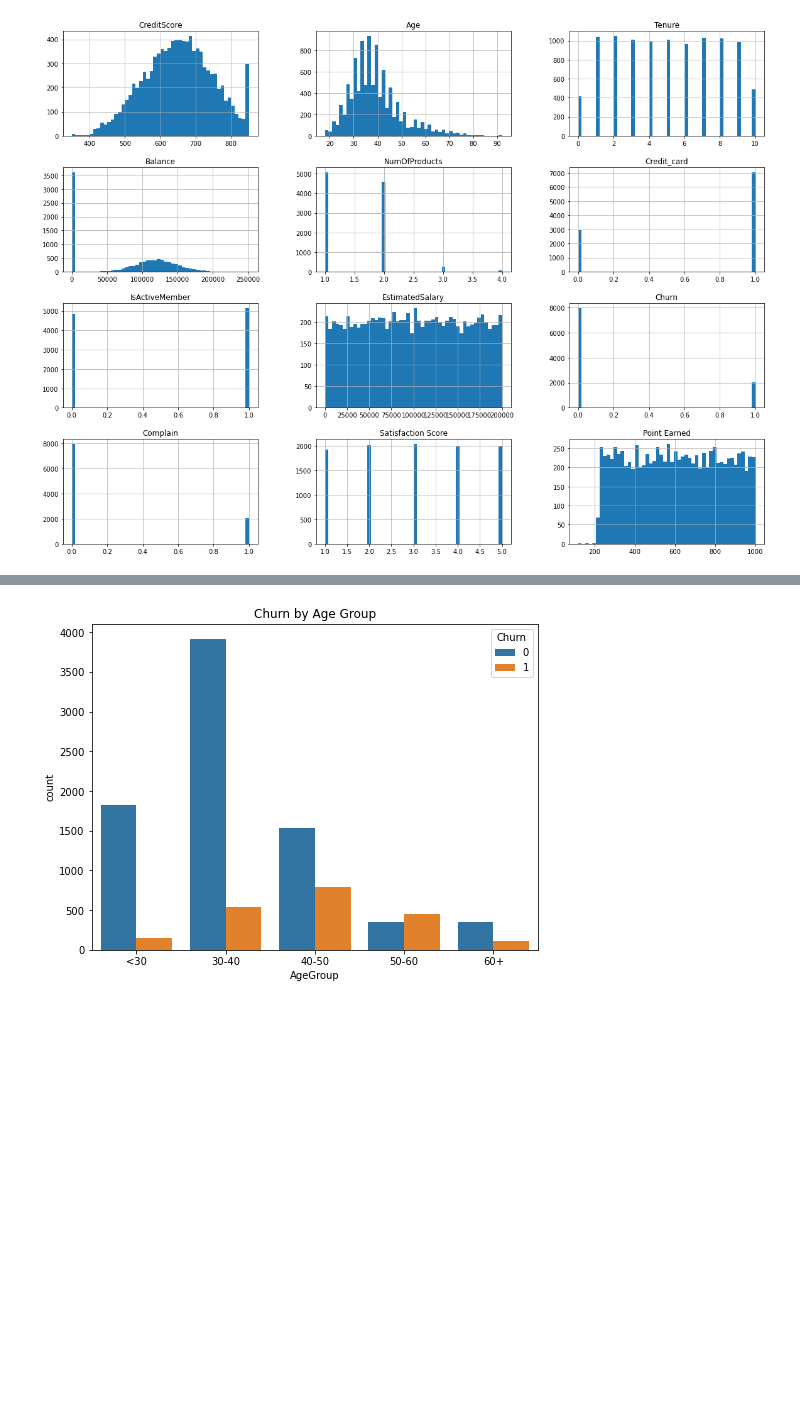
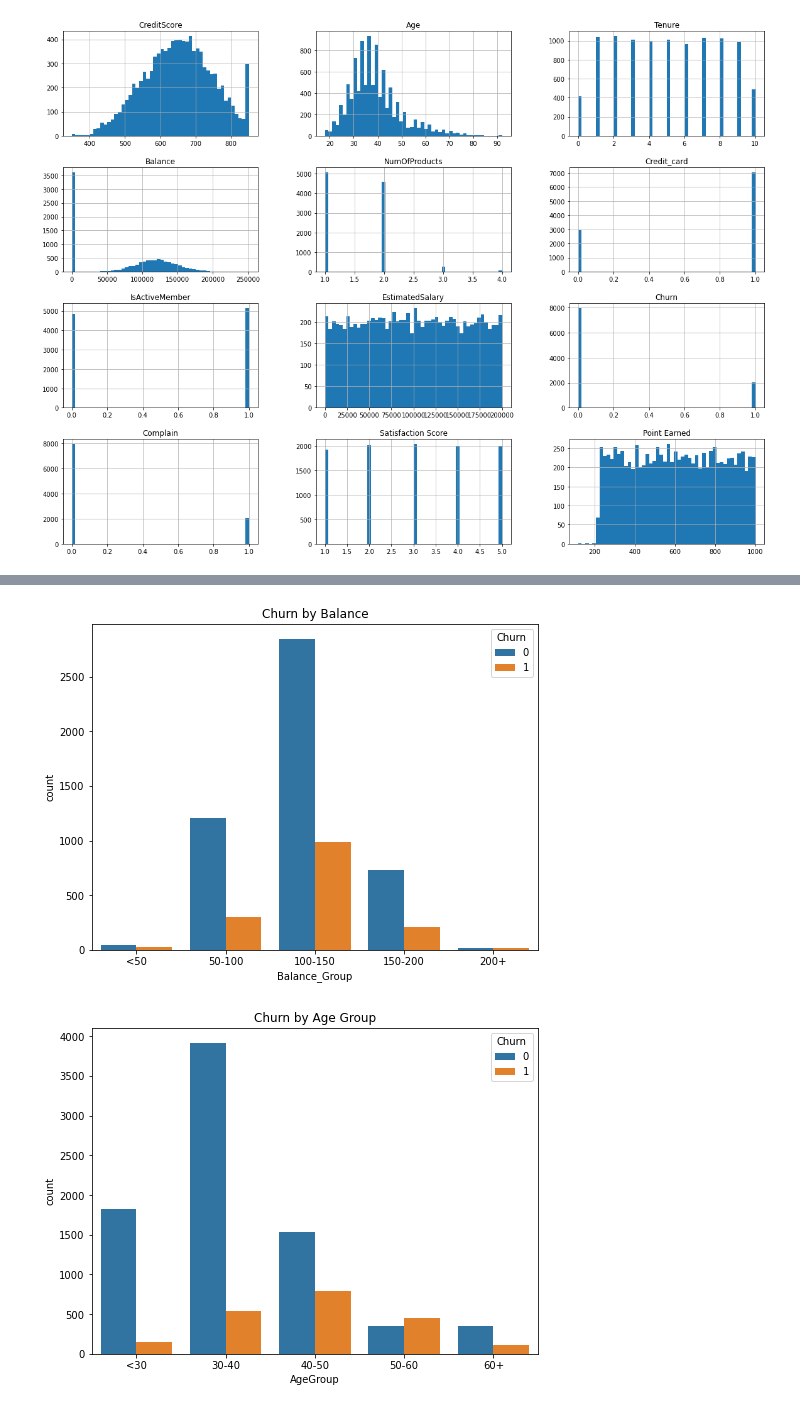
Before and after one commit to Wairimukimm/Customer-churn, a Jupyter notebook: Untitled.ipynb, the cells around one changed output, grey strips where cells are left out. Saved outputs shown, nothing was run; the diff lists cells and outputs as text; code cells hidden in the pictures; blank space fills up the shorter version.

```diff
--- a/Untitled.ipynb
+++ b/Untitled.ipynb
@@ -177 +243,15 @@ for feature in features_to_plot:
+# %%
+# create a copy of the dataframe
+df_copy = df.copy()
+
+# Create a new column Balance in the copied DataFrame
+df_copy['Balance_Group'] = pd.cut(df_copy['Balance'], bins=[0, 50000, 100000, 150000, 200000, np.inf], labels=['<50', '50-100', '100-150', '150-200', '200+'])
+
+# Plotting churn by balance using the copied DataFrame
+plt.figure(figsize=(8, 6))
+sns.countplot(x='Balance_Group', hue='Churn', data=df_copy)
+plt.title('Churn by Balance')
+plt.show()
+# %% [output]
+[figure, added]
 # %%
```
Also changed, not shown: parts of 77 cells of this notebook, 2 other files.
